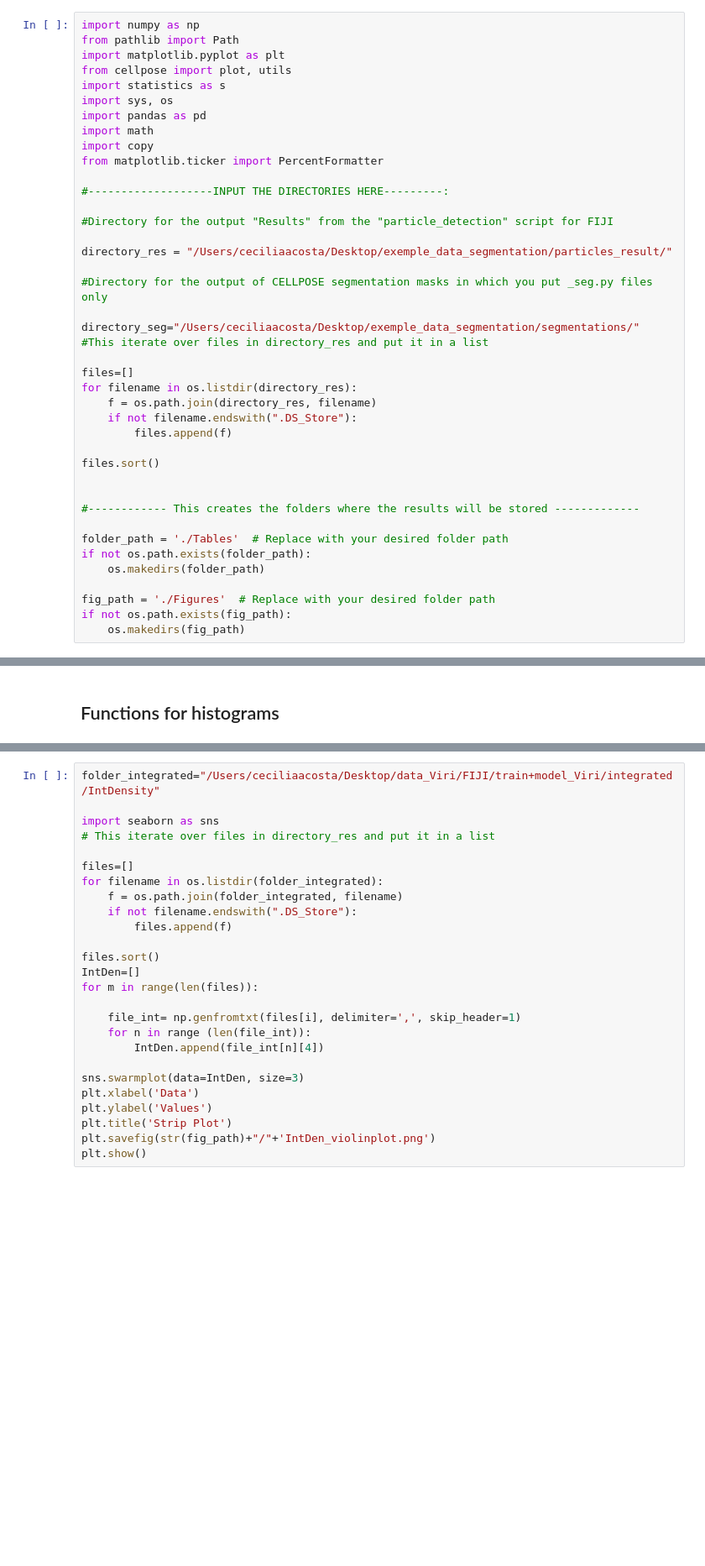
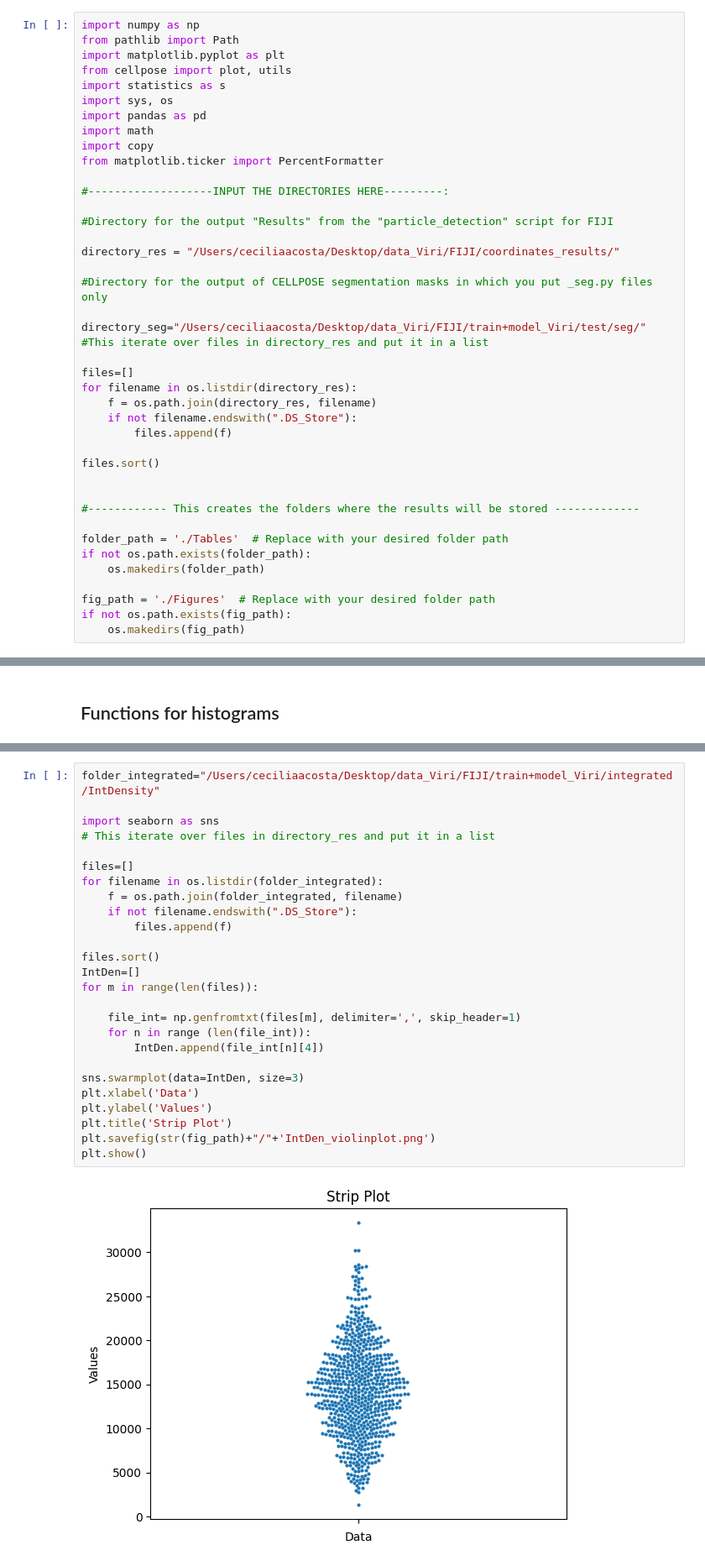
Before and after one commit to Reyes-LamotheLab/microscopy-analysis, a Jupyter notebook: Analysis_with_seg_user.ipynb, the cells around one changed output, grey strips where cells are left out. Shown at 84% size. Drawn from its saved outputs; the diff is of its cells as text; blank space fills up the shorter version.

```diff
--- a/Analysis_with_seg_user.ipynb
+++ b/Analysis_with_seg_user.ipynb
@@ -21,11 +17,11 @@ from matplotlib.ticker import PercentFormatter
 
 #Directory for the output "Results" from the "particle_detection" script for FIJI
 
-directory_res = "/Users/ceciliaacosta/Desktop/exemple_data_segmentation/particles_result/"
+directory_res = "/Users/ceciliaacosta/Desktop/data_Viri/FIJI/coordinates_results/"
 
 #Directory for the output of CELLPOSE segmentation masks in which you put _seg.py files only
 
-directory_seg="/Users/ceciliaacosta/Desktop/exemple_data_segmentation/segmentations/"
+directory_seg="/Users/ceciliaacosta/Desktop/data_Viri/FIJI/train+model_Viri/test/seg/"
 #This iterate over files in directory_res and put it in a list
 
 files=[]
@@ -412,27 +409,29 @@ def colocalization(Input_chan, other_chan, pixel_dist):
 # %%
 folder_integrated="/Users/ceciliaacosta/Desktop/data_Viri/FIJI/train+model_Viri/integrated/IntDensity"
 
 import seaborn as sns
 # This iterate over files in directory_res and put it in a list
 
 files=[]
 for filename in os.listdir(folder_integrated):
     f = os.path.join(folder_integrated, filename)
     if not filename.endswith(".DS_Store"):
         files.append(f)
 
 files.sort()
 IntDen=[]
 for m in range(len(files)):
 
-    file_int= np.genfromtxt(files[i], delimiter=',', skip_header=1)
+    file_int= np.genfromtxt(files[m], delimiter=',', skip_header=1)
     for n in range (len(file_int)):
         IntDen.append(file_int[n][4])
 
 sns.swarmplot(data=IntDen, size=3)
 plt.xlabel('Data')
 plt.ylabel('Values')
 plt.title('Strip Plot')
 plt.savefig(str(fig_path)+"/"+'IntDen_violinplot.png')
 plt.show()
+# %% [output]
+[figure, added]
 # %% [markdown]
```
Also changed, not shown: parts of 10 cells of this notebook.
